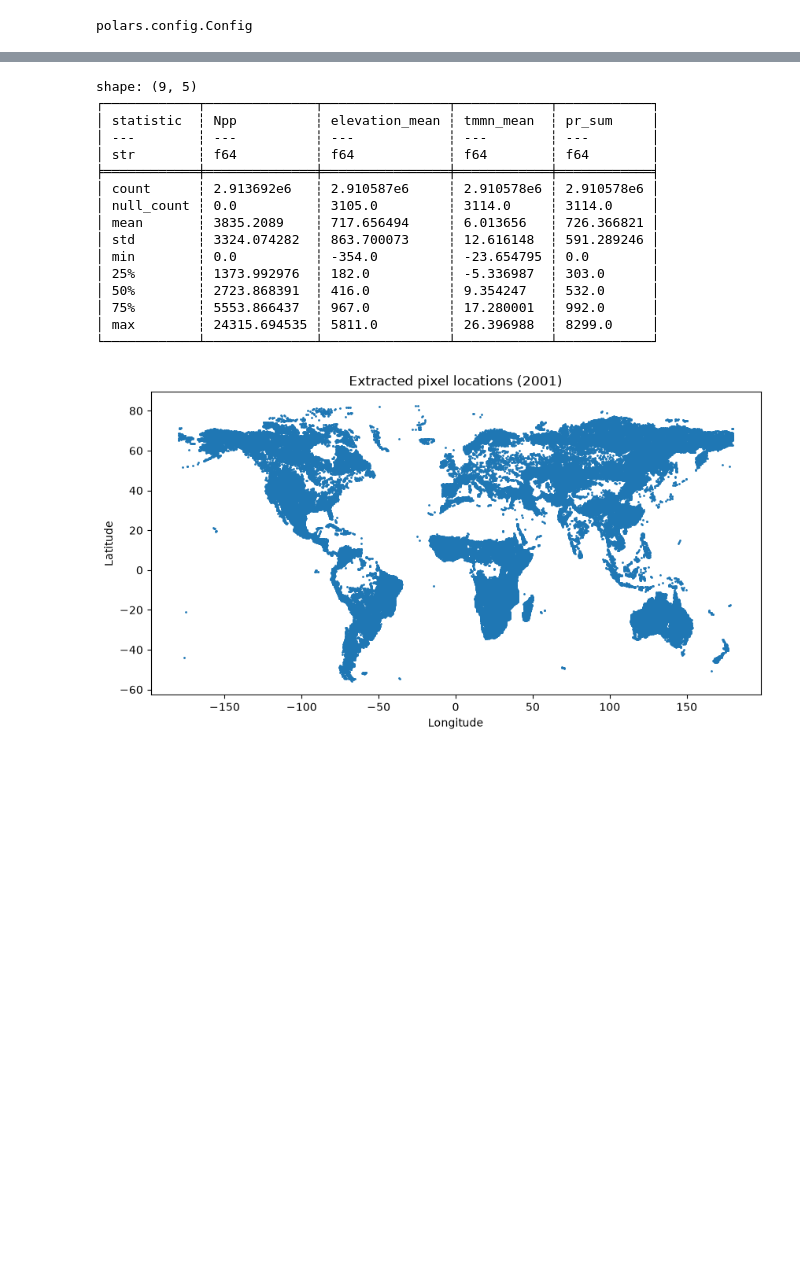
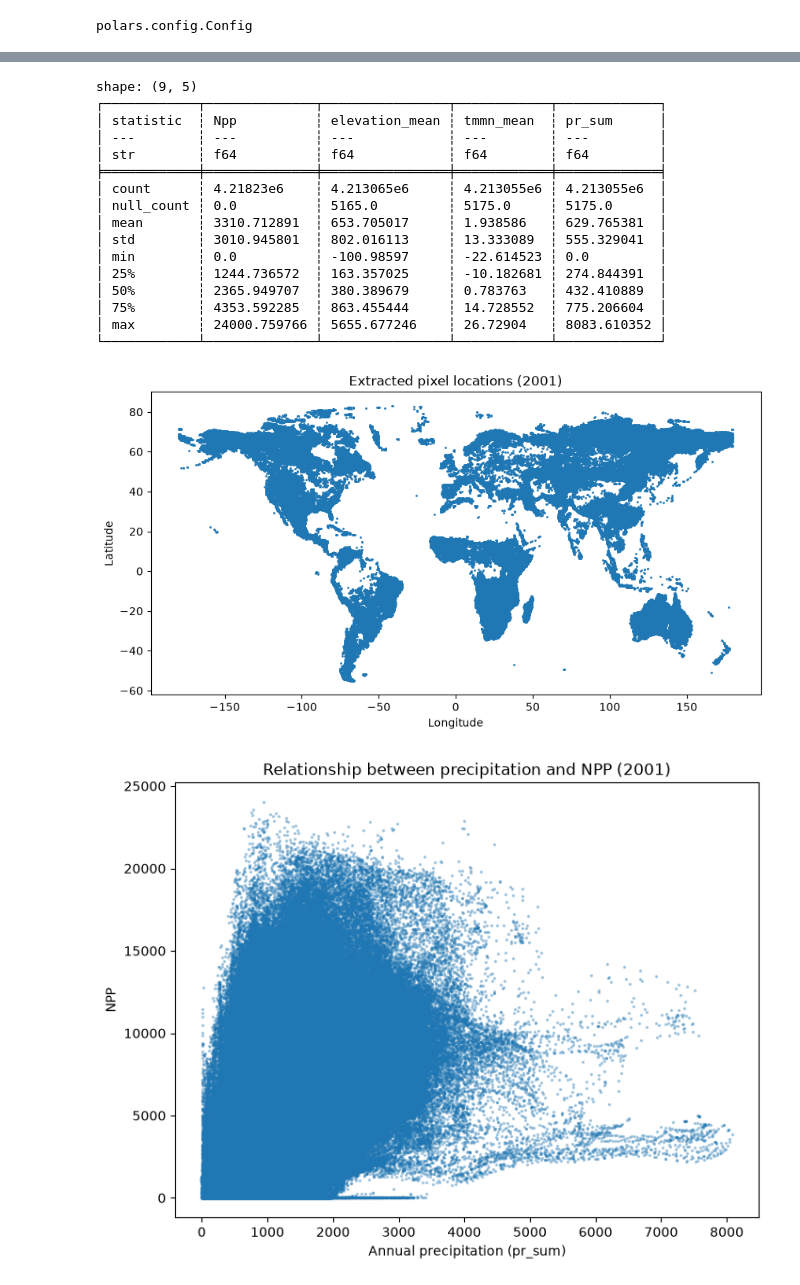
Before and after one commit to Wanja24/non-equilibrium, a Jupyter notebook: test_scripts/extract_tables_test.ipynb, the cells around one changed output, grey strips where cells are left out. Saved outputs shown, nothing was run; the diff lists cells and outputs as text; code cells hidden in the pictures; blank space fills up the shorter version.

Commit message:
extract tables with fixed vegetation period

```diff
--- a/test_scripts/extract_tables_test.ipynb
+++ b/test_scripts/extract_tables_test.ipynb
@@ -13,8 +18,9 @@ pl.Config.set_tbl_width_chars(400)
 polars.config.Config
 # %%
 # Path to parquet file
-parquet_file = Path('/Volumes/TOSHIBA EXT/non-equilibrium/data/tables/2001.parquet')
-
+# parquet_file = Path('/Volumes/TOSHIBA EXT/non-equilibrium/data/tables/2001.parquet')
+parquet_file = Path('/Users/Wanja/Documents/non-equilibrium_data/tables_modis_new/table_modis_2002.parquet')
+parquet_file = Path('/Users/Wanja/Documents/non-equilibrium_data/tables_wgs84_new/table_wgs84_2002.parquet')
 
 # Load one year
 df = pl.read_parquet(parquet_file)
@@ -168,21 +174,21 @@ print(
 )
 # %% [output]
 shape: (9, 5)
-┌────────────┬──────────────┬────────────────┬────────────┬────────────┐
-│ statistic  ┆ Npp          ┆ elevation_mean ┆ tmmn_mean  ┆ pr_sum     │
-│ ---        ┆ ---          ┆ ---            ┆ ---        ┆ ---        │
-│ str        ┆ f64          ┆ f64            ┆ f64        ┆ f64        │
-╞════════════╪══════════════╪════════════════╪════════════╪════════════╡
-│ count      ┆ 2.913692e6   ┆ 2.910587e6     ┆ 2.910578e6 ┆ 2.910578e6 │
-│ null_count ┆ 0.0          ┆ 3105.0         ┆ 3114.0     ┆ 3114.0     │
-│ mean       ┆ 3835.2089    ┆ 717.656494     ┆ 6.013656   ┆ 726.366821 │
-│ std        ┆ 3324.074282  ┆ 863.700073     ┆ 12.616148  ┆ 591.289246 │
-│ min        ┆ 0.0          ┆ -354.0         ┆ -23.654795 ┆ 0.0        │
-│ 25%        ┆ 1373.992976  ┆ 182.0          ┆ -5.336987  ┆ 303.0      │
-│ 50%        ┆ 2723.868391  ┆ 416.0          ┆ 9.354247   ┆ 532.0      │
-│ 75%        ┆ 5553.866437  ┆ 967.0          ┆ 17.280001  ┆ 992.0      │
-│ max        ┆ 24315.694535 ┆ 5811.0         ┆ 26.396988  ┆ 8299.0     │
-└────────────┴──────────────┴────────────────┴────────────┴────────────┘
+┌────────────┬──────────────┬────────────────┬────────────┬─────────────┐
+│ statistic  ┆ Npp          ┆ elevation_mean ┆ tmmn_mean  ┆ pr_sum      │
+│ ---        ┆ ---          ┆ ---            ┆ ---        ┆ ---         │
+│ str        ┆ f64          ┆ f64            ┆ f64        ┆ f64         │
+╞════════════╪══════════════╪════════════════╪════════════╪═════════════╡
+│ count      ┆ 4.21823e6    ┆ 4.213065e6     ┆ 4.213055e6 ┆ 4.213055e6  │
+│ null_count ┆ 0.0          ┆ 5165.0         ┆ 5175.0     ┆ 5175.0      │
+│ mean       ┆ 3310.712891  ┆ 653.705017     ┆ 1.938586   ┆ 629.765381  │
+│ std        ┆ 3010.945801  ┆ 802.016113     ┆ 13.333089  ┆ 555.329041  │
+│ min        ┆ 0.0          ┆ -100.98597     ┆ -22.614523 ┆ 0.0         │
+│ 25%        ┆ 1244.736572  ┆ 163.357025     ┆ -10.182681 ┆ 274.844391  │
+│ 50%        ┆ 2365.949707  ┆ 380.389679     ┆ 0.783763   ┆ 432.410889  │
+│ 75%        ┆ 4353.592285  ┆ 863.455444     ┆ 14.728552  ┆ 775.206604  │
+│ max        ┆ 24000.759766 ┆ 5655.677246    ┆ 26.72904   ┆ 8083.610352 │
+└────────────┴──────────────┴────────────────┴────────────┴─────────────┘
 # %%
 sample = df.sample(
     min(100000, df.height)
@@ -203,4 +209,36 @@ plt.title("Extracted pixel locations (2001)")
 
 plt.show()
 # %% [output]
-[figure, old version]
+[figure, new version]
+# %%
+# Random sample for plotting
+plot_df = (
+    df
+    .select(["pr_sum", "Npp"])
+    .drop_nulls()
+    #.sample(n=min(100000, df.height), seed=42)
+)
+
+
+# Convert to numpy for matplotlib
+x = plot_df["pr_sum"].to_numpy()
+y = plot_df["Npp"].to_numpy()
+
+
+# Plot
+plt.figure(figsize=(8, 6))
+
+plt.scatter(
+    x,
+    y,
+    s=2,
+    alpha=0.3
+)
+
+plt.xlabel("Annual precipitation (pr_sum)")
+plt.ylabel("NPP")
+plt.title("Relationship between precipitation and NPP (2002)")
+
+plt.show()
+# %% [output]
+[figure, added]
```
Also changed, not shown: parts of 9 cells of this notebook, 1 other file.
